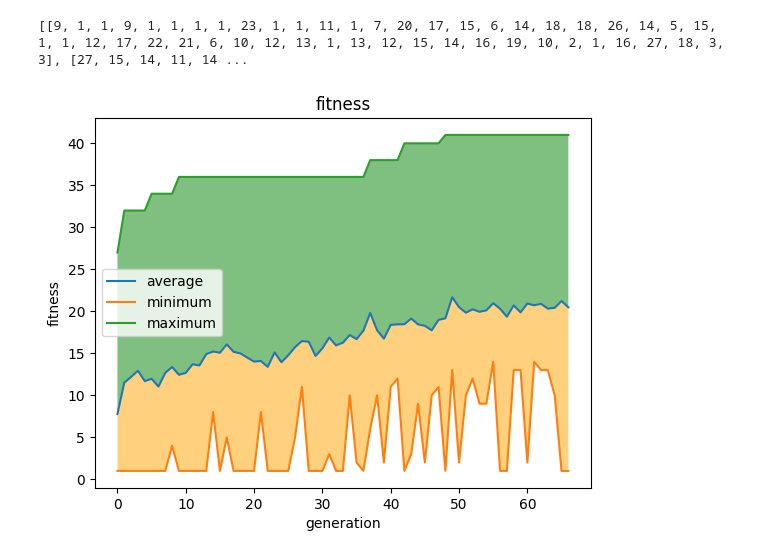
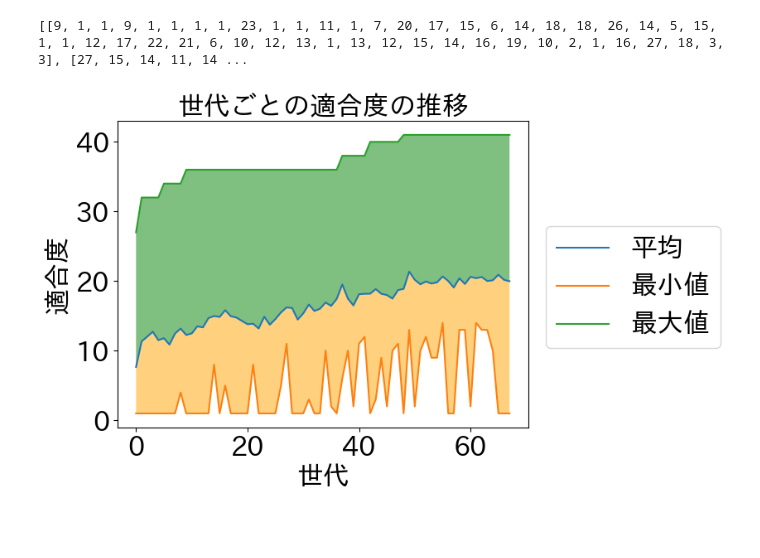
Before and after one commit to haruponponpopon/iec, a Jupyter notebook: pre_experiment_ga/graph_plot.ipynb, the cells around one changed output. Saved outputs shown, nothing was run; the diff lists cells and outputs as text; code cells hidden in the pictures; blank space fills up the shorter version.

```diff
--- a/pre_experiment_ga/graph_plot.ipynb
+++ b/pre_experiment_ga/graph_plot.ipynb
@@ -1,6 +1,6 @@
 # %%
 # f = open('./fitness_mountain20230108.txt', 'r')
-f = open('./fitness.txt', 'r')
+f = open('./fitness_data/fitness_mountain20230111.txt', 'r')
 datalists = f.readlines()
 f.close()
 print(datalists[0])
@@ -57,20 +57,22 @@ for ar in data:
 # %%
 #適合度
 import numpy as np
 import matplotlib.pyplot as plt
+import japanize_matplotlib
 
 x = np.arange(0, len(data)) #-5から5まで0.1区切りで配列を作る
-
-plt.plot(x,average,label='average') # この場合のplot関数の第一引数xは、x軸に対応し、第二引数のyがy軸にあたります。
-plt.plot(x,minimum,label='minimum')
-plt.plot(x,maximum,label='maximum')
-plt.legend() #凡例
-plt.title("fitness")
-plt.xlabel('generation') #X軸ラベル
-plt.ylabel('fitness')
+font_size=23
+plt.plot(x,average,label='平均') # この場合のplot関数の第一引数xは、x軸に対応し、第二引数のyがy軸にあたります。
+plt.plot(x,minimum,label='最小値')
+plt.plot(x,maximum,label='最大値')
+plt.legend(fontsize=font_size,bbox_to_anchor=(1.5, 0.7)) #凡例
+plt.title("世代ごとの適合度の推移",fontsize=font_size)
+plt.xlabel('世代',fontsize=font_size) #X軸ラベル
+plt.ylabel('適合度',fontsize=font_size)
 plt.fill_between(x, minimum, average, facecolor='orange', alpha=0.5)
 plt.fill_between(x, maximum, average, facecolor='green', alpha=0.5)
-plt.savefig("graph.png")
+plt.tick_params(labelsize=font_size)
+plt.savefig("graph.pdf", bbox_inches='tight')
 plt.show()
 # %% [output]
-[figure, old version]
+[figure, new version]
```
Also changed, not shown: parts of 1 cell of this notebook, 44 other files.
